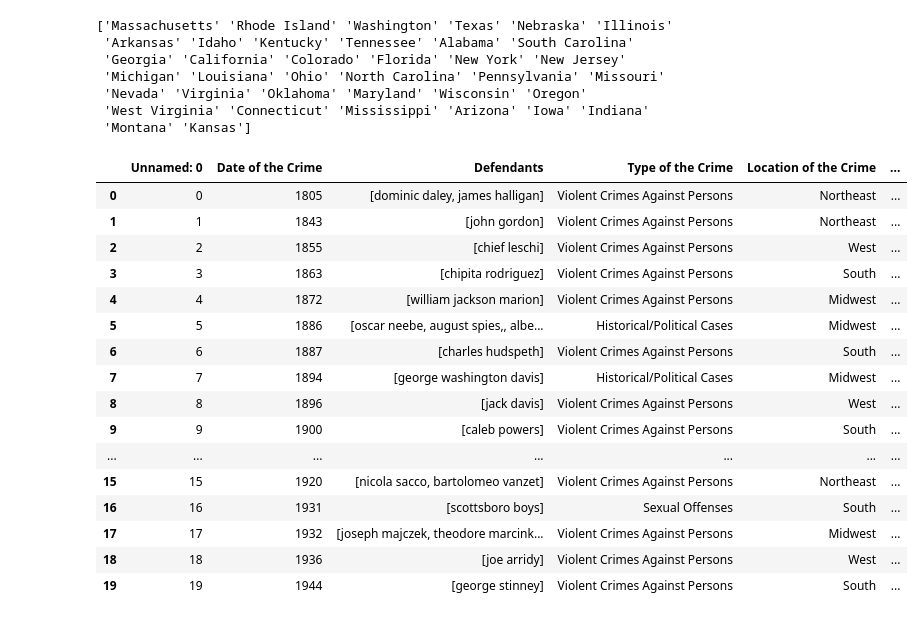
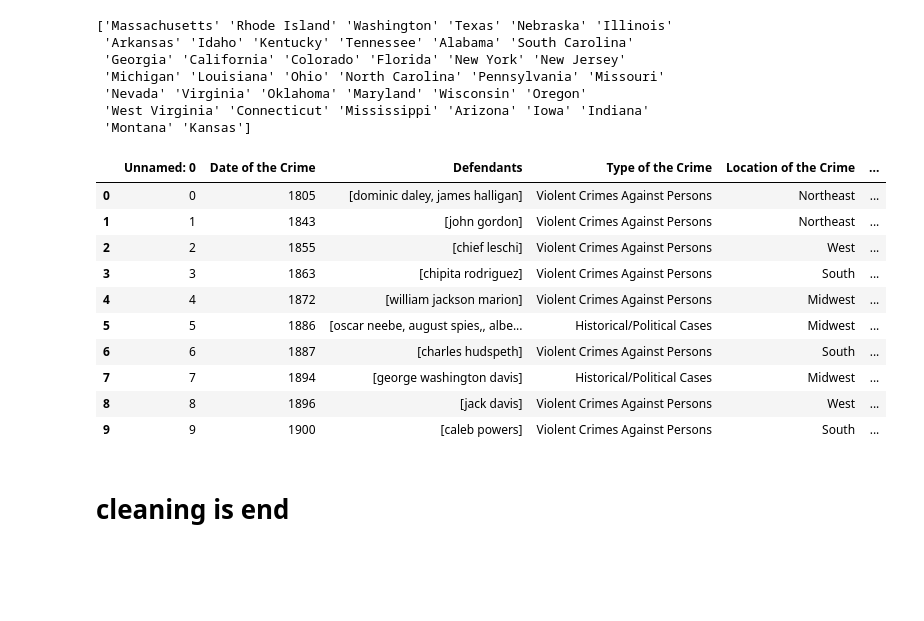
Before and after one commit to matv864/AI_work, a Jupyter notebook: theory/convictions.ipynb, the cells around one changed output. Drawn from its saved outputs; the diff is of its cells as text; code cells hidden in the pictures; blank space fills up the shorter version.

```diff
--- a/theory/convictions.ipynb
+++ b/theory/convictions.ipynb
@@ -234,22 +236,18 @@ dataset['Location of the Crime'] = dataset['Location of the Crime'].map(states_r
  'West Virginia' 'Connecticut' 'Mississippi' 'Arizona' 'Iowa' 'Indiana'
  'Montana' 'Kansas']
 # %%
-dataset.head(20)
+dataset.head(10)
 # %% [output]
 |  | Unnamed: 0 | Date of the Crime | Defendants | Type of the Crime | Location of the Crime | ... |
 | 0 | 0 | 1805 | [dominic daley, james halligan] | Violent Crimes Against Persons | Northeast | ... |
 | 1 | 1 | 1843 | [john gordon] | Violent Crimes Against Persons | Northeast | ... |
 | 2 | 2 | 1855 | [chief leschi] | Violent Crimes Against Persons | West | ... |
 | 3 | 3 | 1863 | [chipita rodriguez] | Violent Crimes Against Persons | South | ... |
 | 4 | 4 | 1872 | [william jackson marion] | Violent Crimes Against Persons | Midwest | ... |
 | 5 | 5 | 1886 | [oscar neebe, august spies,, albe... | Historical/Political Cases | Midwest | ... |
 | 6 | 6 | 1887 | [charles hudspeth] | Violent Crimes Against Persons | South | ... |
 | 7 | 7 | 1894 | [george washington davis] | Historical/Political Cases | Midwest | ... |
 | 8 | 8 | 1896 | [jack davis] | Violent Crimes Against Persons | West | ... |
 | 9 | 9 | 1900 | [caleb powers] | Violent Crimes Against Persons | South | ... |
-| ... | ... | ... | ... | ... | ... | ... |
-| 15 | 15 | 1920 | [nicola sacco, bartolomeo vanzet] | Violent Crimes Against Persons | Northeast | ... |
-| 16 | 16 | 1931 | [scottsboro boys] | Sexual Offenses | South | ... |
-| 17 | 17 | 1932 | [joseph majczek, theodore marcink... | Violent Crimes Against Persons | Midwest | ... |
-| 18 | 18 | 1936 | [joe arridy] | Violent Crimes Against Persons | West | ... |
-| 19 | 19 | 1944 | [george stinney] | Violent Crimes Against Persons | South | ... |
+# %% [markdown]
+# cleaning is end
```
Also changed, not shown: parts of 12 cells of this notebook.
